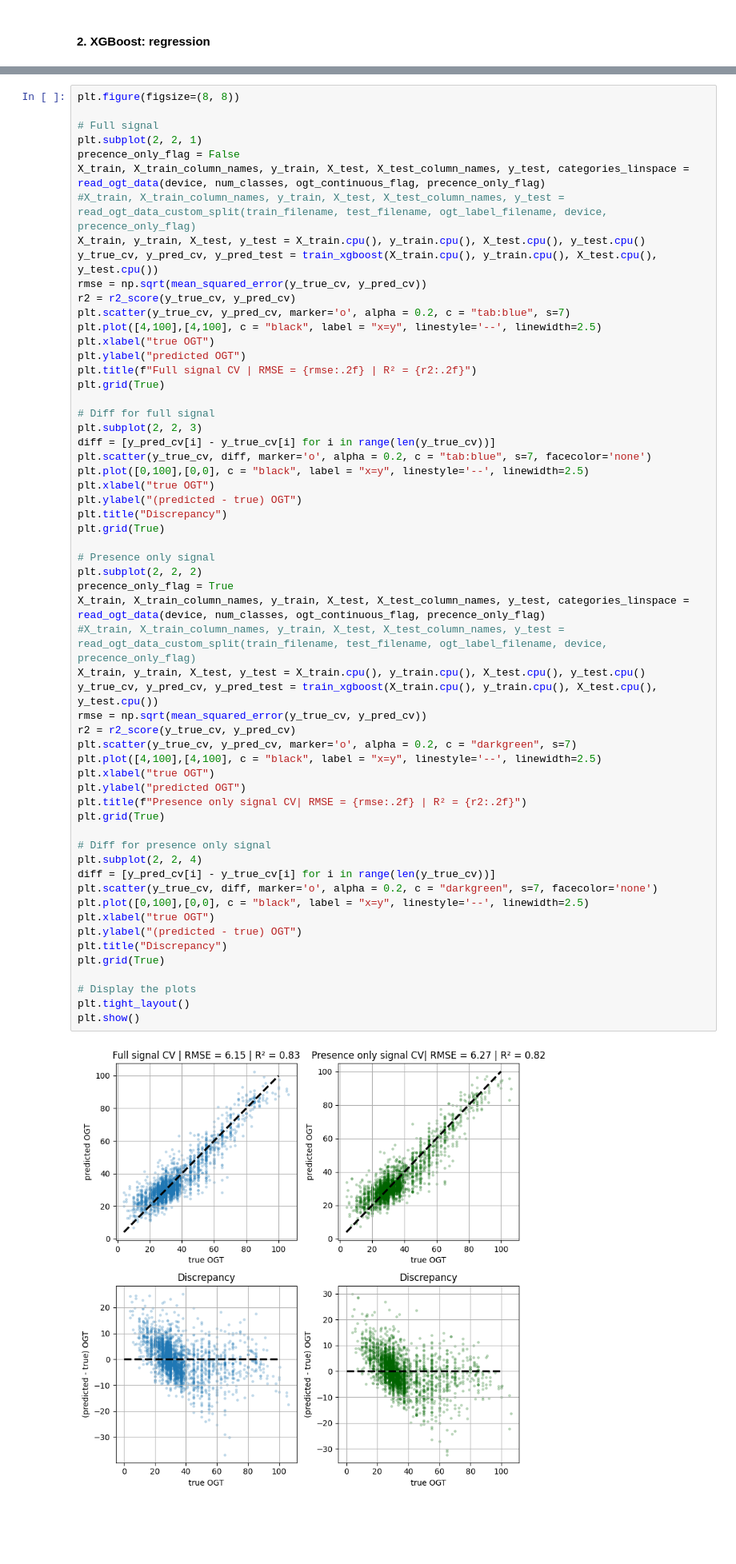
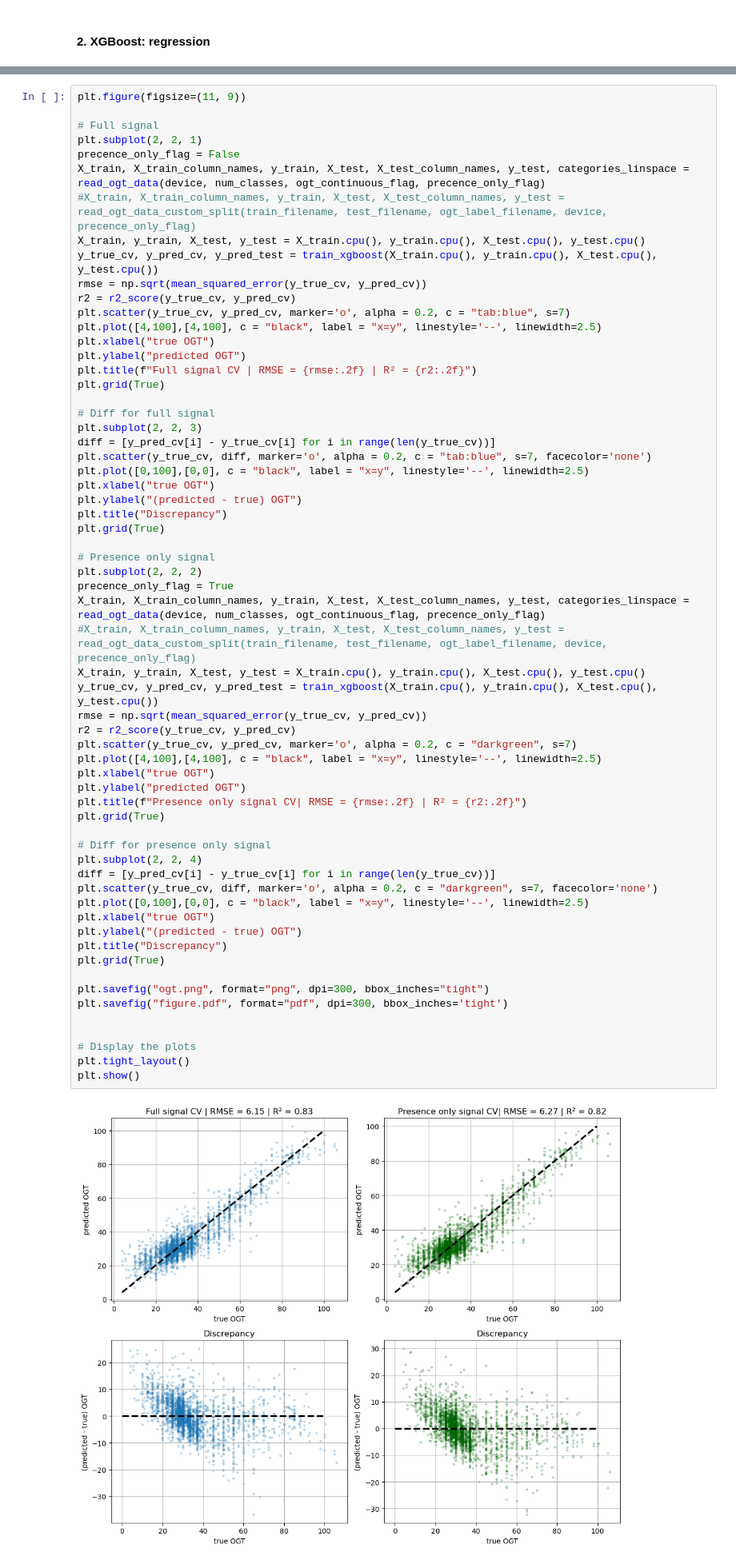
Before and after one commit to oist/gene-context, a Jupyter notebook: jupyter_notebooks/ogt_result_visualization.ipynb, the cells around one changed output, grey strips where cells are left out. Shown at 80% size. Cells and saved outputs as stored; diff of their text form; blank space fills up the shorter version.

```diff
--- a/jupyter_notebooks/ogt_result_visualization.ipynb
+++ b/jupyter_notebooks/ogt_result_visualization.ipynb
@@ -422,7 +422,7 @@ from sklearn.metrics import mean_squared_error,r2_score
 
 ogt_continuous_flag = True
 # %%
-plt.figure(figsize=(8, 8))
+plt.figure(figsize=(11, 9))
 
 # Full signal
 plt.subplot(2, 2, 1)
@@ -453,34 +453,38 @@ plt.grid(True)
 # Presence only signal
 plt.subplot(2, 2, 2)
 precence_only_flag = True
 X_train, X_train_column_names, y_train, X_test, X_test_column_names, y_test, categories_linspace = read_ogt_data(device, num_classes, ogt_continuous_flag, precence_only_flag)
 #X_train, X_train_column_names, y_train, X_test, X_test_column_names, y_test = read_ogt_data_custom_split(train_filename, test_filename, ogt_label_filename, device, precence_only_flag)
 X_train, y_train, X_test, y_test = X_train.cpu(), y_train.cpu(), X_test.cpu(), y_test.cpu()
 y_true_cv, y_pred_cv, y_pred_test = train_xgboost(X_train.cpu(), y_train.cpu(), X_test.cpu(), y_test.cpu())
 rmse = np.sqrt(mean_squared_error(y_true_cv, y_pred_cv))
 r2 = r2_score(y_true_cv, y_pred_cv)
 plt.scatter(y_true_cv, y_pred_cv, marker='o', alpha = 0.2, c = "darkgreen", s=7)
 plt.plot([4,100],[4,100], c = "black", label = "x=y", linestyle='--', linewidth=2.5)
 plt.xlabel("true OGT")
 plt.ylabel("predicted OGT")
 plt.title(f"Presence only signal CV| RMSE = {rmse:.2f} | R² = {r2:.2f}")
 plt.grid(True)
 
 # Diff for presence only signal
 plt.subplot(2, 2, 4)
 diff = [y_pred_cv[i] - y_true_cv[i] for i in range(len(y_true_cv))]
 plt.scatter(y_true_cv, diff, marker='o', alpha = 0.2, c = "darkgreen", s=7, facecolor='none')
 plt.plot([0,100],[0,0], c = "black", label = "x=y", linestyle='--', linewidth=2.5)
 plt.xlabel("true OGT")
 plt.ylabel("(predicted - true) OGT")
 plt.title("Discrepancy")
 plt.grid(True)
 
+plt.savefig("ogt.png", format="png", dpi=300, bbox_inches="tight")
+plt.savefig("figure.pdf", format="pdf", dpi=300, bbox_inches='tight')
+
+
 # Display the plots
 plt.tight_layout()
 plt.show()
 # %% [output]
-[figure, old version]
+[figure, new version]
 # %%
 plt.figure(figsize=(8, 8))
 
```
Also changed, not shown: parts of 14 cells of this notebook, 6 other files.
